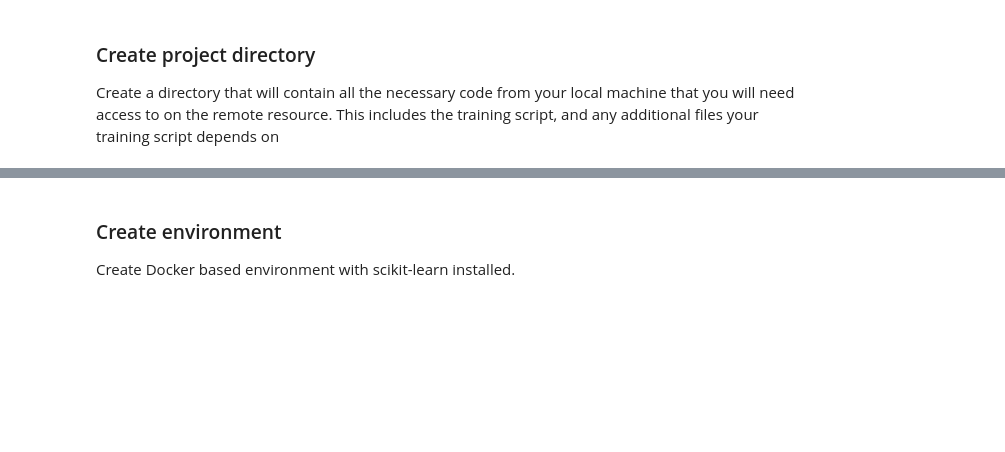
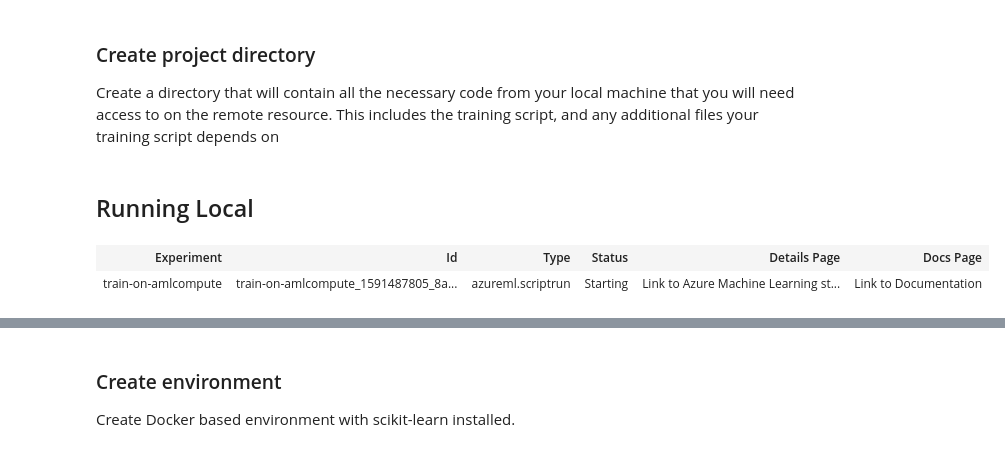
Before and after one commit to swanderz/MachineLearningNotebooks, a Jupyter notebook: how-to-use-azureml/training/train-on-amlcompute/train-on-amlcompute.ipynb, the cells around one changed output, grey strips where cells are left out. Drawn from its saved outputs; the diff is of its cells as text; code cells hidden in the pictures; blank space fills up the shorter version.

```diff
--- a/how-to-use-azureml/training/train-on-amlcompute/train-on-amlcompute.ipynb
+++ b/how-to-use-azureml/training/train-on-amlcompute/train-on-amlcompute.ipynb
@@ -79,3 +79,29 @@ AmlCompute.supported_vmsizes(workspace = ws)
 Create a directory that will contain all the necessary code from your local machine that you will need access to on the remote resource. This includes the training script, and any additional files your training script depends on
 # %%
 project_folder = './tsne_code'
+# %% [markdown]
+## Running Local
+# %%
+from azureml.core import Environment, ScriptRunConfig
+
+
+# Editing a run configuration property on-fly.
+user_managed_env = Environment("user-managed-env")
+
+# option 1: pass an already created conda env
+# user_managed_env.python.user_managed_dependencies = True
+# # this is a conda env I made that also has the given requirements
+# user_managed_env.python.interpreter_path = '/Users/anders.swanson/opt/anaconda3/envs/mlnb/bin/python'
+
+# option 2: have it made for me by azure ml
+user_managed_env = Environment.from_pip_requirements("myenv", '../../../config/requirements.txt')
+
+
+src_local = ScriptRunConfig(source_directory=project_folder, script='tsne.py')
+src_local.run_config.environment = user_managed_env
+# %%
+run_local = experiment.submit(config=src_local)
+run_local
+# %% [output]
+| Experiment | Id | Type | Status | Details Page | Docs Page |
+| train-on-amlcompute | train-on-amlcompute_1591487805_8a... | azureml.scriptrun | Starting | Link to Azure Machine Learning st... | Link to Documentation |
```
Also changed, not shown: parts of 16 cells of this notebook, 1 other file.
